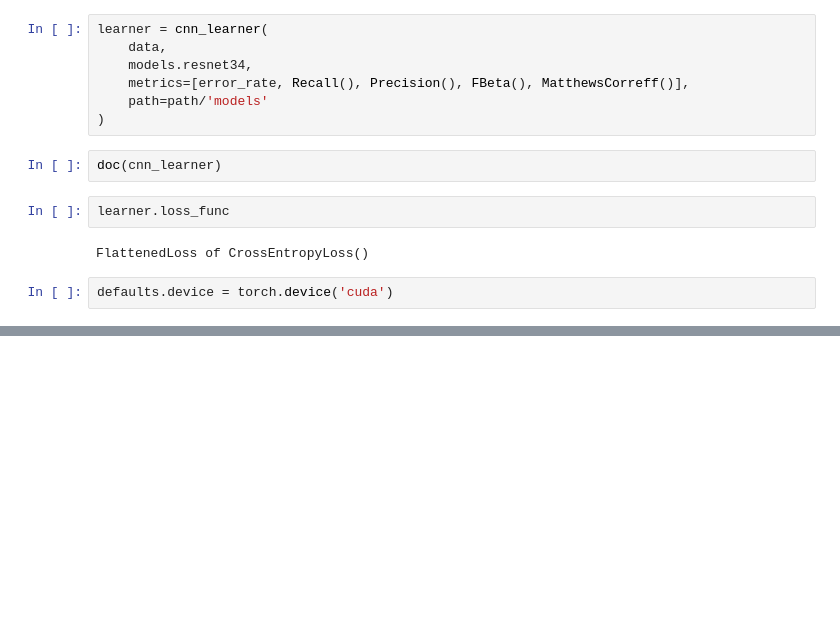
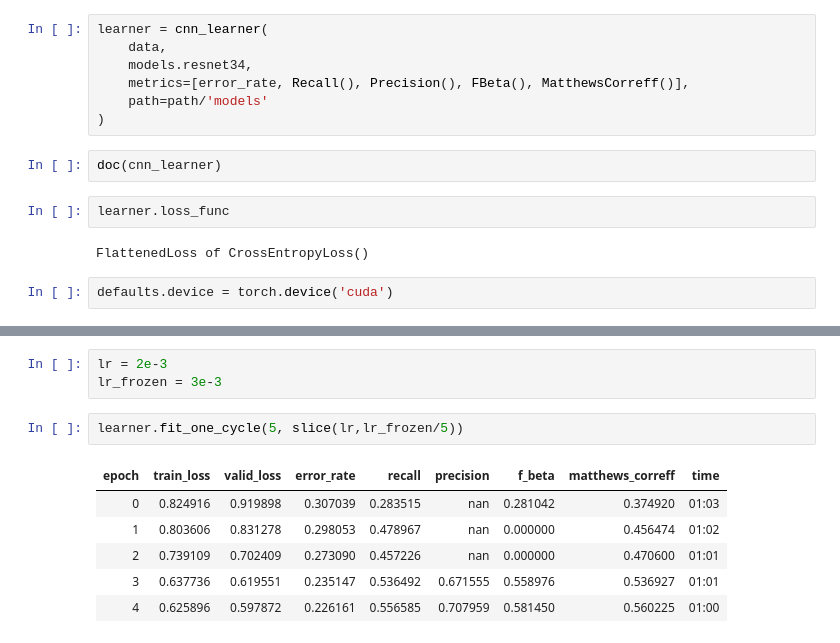
Before and after one commit to ProyectoMSAI/Melanoma_Recognizer, a Jupyter notebook: fastai-model.ipynb, the cells around one changed output, grey strips where cells are left out. Drawn from its saved outputs; the diff is of its cells as text; blank space fills up the shorter version.

```diff
--- a/fastai-model.ipynb
+++ b/fastai-model.ipynb
@@ -205,0 +263,12 @@ learner.save('stage-1-rn34')
+# %%
+lr = 2e-3
+lr_frozen = 3e-3
+# %%
+learner.fit_one_cycle(5, slice(lr,lr_frozen/5))
+# %% [output]
+| epoch | train_loss | valid_loss | error_rate | recall | precision | f_beta | matthews_correff | time |
+| 0 | 0.824916 | 0.919898 | 0.307039 | 0.283515 | nan | 0.281042 | 0.374920 | 01:03 |
+| 1 | 0.803606 | 0.831278 | 0.298053 | 0.478967 | nan | 0.000000 | 0.456474 | 01:02 |
+| 2 | 0.739109 | 0.702409 | 0.273090 | 0.457226 | nan | 0.000000 | 0.470600 | 01:01 |
+| 3 | 0.637736 | 0.619551 | 0.235147 | 0.536492 | 0.671555 | 0.558976 | 0.536927 | 01:01 |
+| 4 | 0.625896 | 0.597872 | 0.226161 | 0.556585 | 0.707959 | 0.581450 | 0.560225 | 01:00 |
```
Also changed, not shown: parts of 17 cells of this notebook.
